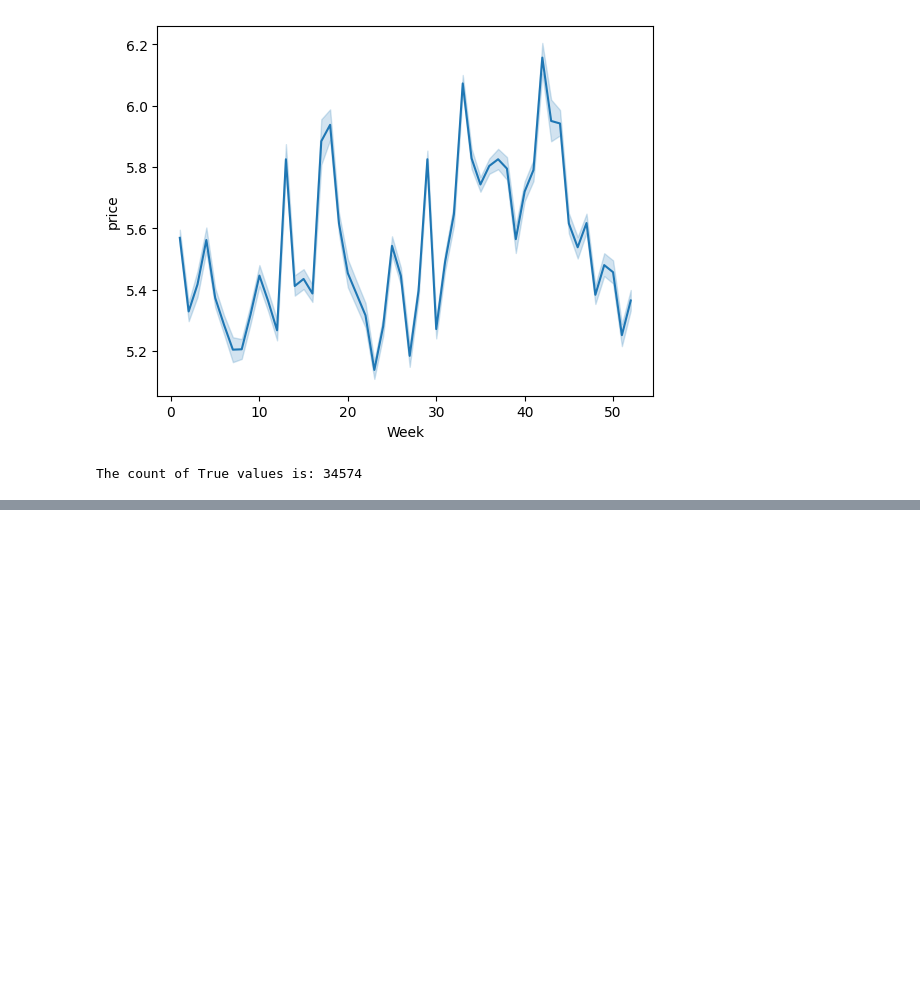
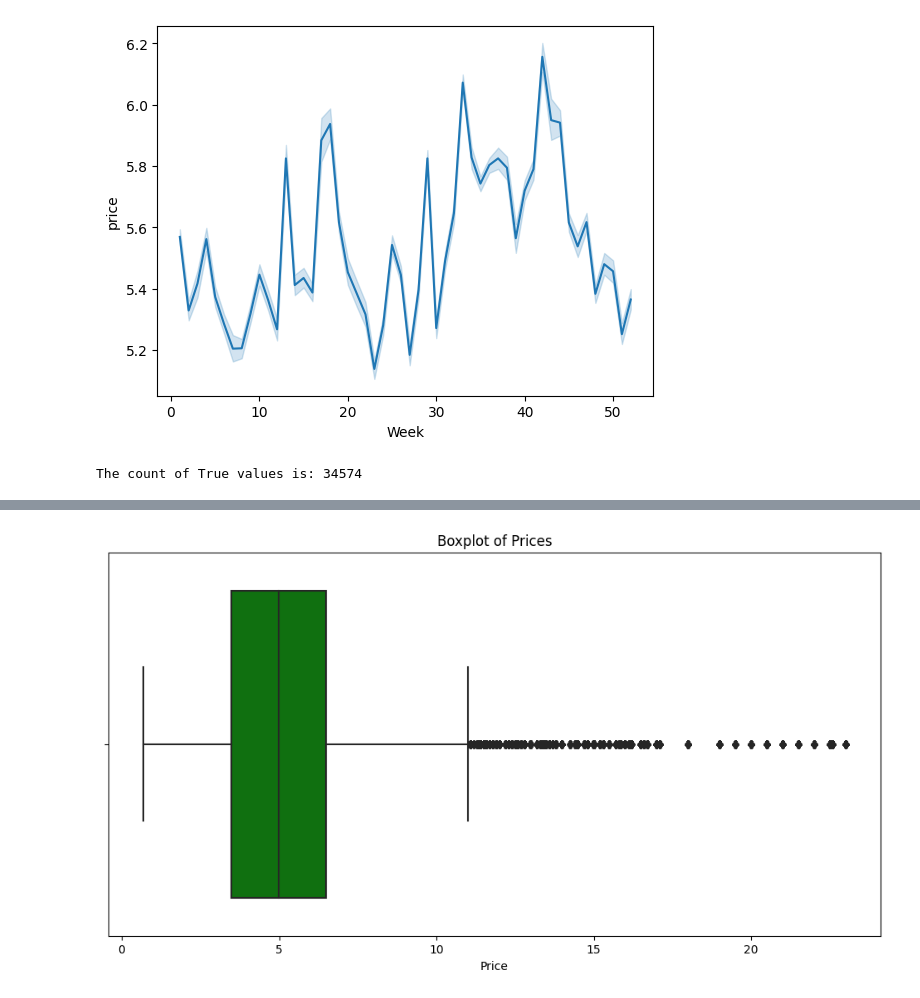
Before and after one commit to leningschulich/schulich_data_science, a Jupyter notebook: dynamic_pricing.ipynb, the cells around one changed output, grey strips where cells are left out. Drawn from its saved outputs; the diff is of its cells as text; code cells hidden in the pictures; blank space fills up the shorter version.

```diff
--- a/dynamic_pricing.ipynb
+++ b/dynamic_pricing.ipynb
@@ -269,0 +275,9 @@ NameError: name 'df' is not defined
+# %%
+#Boxplot
+plt.figure(figsize=(12, 6))
+sns.boxplot(x=df['price'], color='green')
+plt.title('Boxplot of Prices')
+plt.xlabel('Price')
+plt.show()
+# %% [output]
+[figure, added]
```
Also changed, not shown: parts of 7 cells of this notebook.
